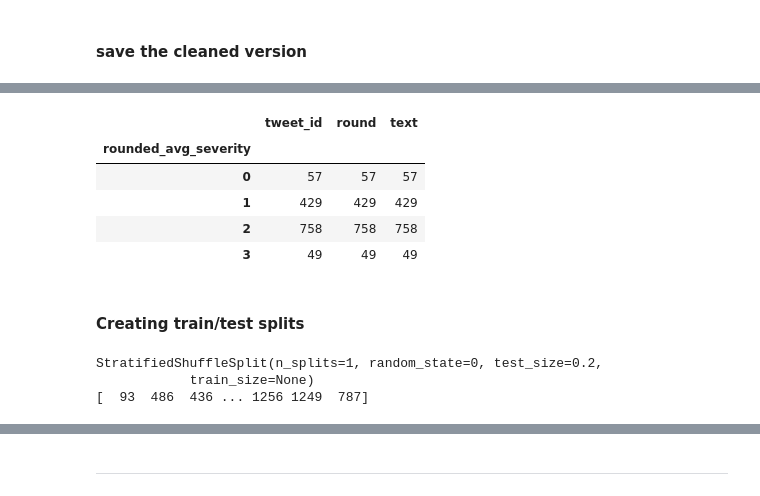
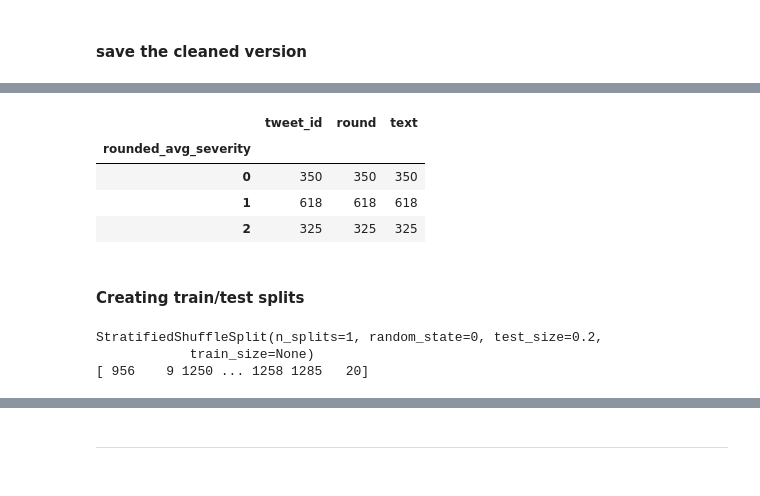
Before and after one commit to Ali-Omrani/transgressions-condemnation, a Jupyter notebook: severity/severity_data_wrangling.ipynb, the cells around one changed output, grey strips where cells are left out. Saved outputs shown, nothing was run; the diff lists cells and outputs as text; code cells hidden in the pictures.

```diff
--- a/severity/severity_data_wrangling.ipynb
+++ b/severity/severity_data_wrangling.ipynb
@@ -204,22 +210,21 @@ mean_severity_df
 | 1292 | 930584063412285440 | r4 | i mean so in light of the brand n... | 1 |
 1293 rows × 4 columns
 # %%
-df = pd.read_csv("./severity_dataset_loading_script/mean_severity_4_cat.csv")
+df = pd.read_csv("./severity_dataset_loading_script/mean_severity_3_cat.csv")
 df.groupby("rounded_avg_severity").count()
 # %% [output]
 |  | tweet_id | round | text |
 | rounded_avg_severity |  |  |  |
-| 0 | 57 | 57 | 57 |
-| 1 | 429 | 429 | 429 |
-| 2 | 758 | 758 | 758 |
-| 3 | 49 | 49 | 49 |
+| 0 | 350 | 350 | 350 |
+| 1 | 618 | 618 | 618 |
+| 2 | 325 | 325 | 325 |
 # %% [markdown]
 #### Creating train/test splits
 # %%
 import pandas as pd
 from sklearn.model_selection import StratifiedShuffleSplit
 data_dir = "severity_dataset_loading_script/"
-file_name = "mean_severity_4_cat.csv"
+file_name = "mean_severity_3_cat.csv"
 def create_train_test(data_dir, file_name):
     file_path = os.path.join(data_dir, file_name )
     ds_df = pd.read_csv(file_path)
@@ -238,7 +243,7 @@ train_df, test_df = create_train_test(data_dir, file_name)
 # %% [output]
 StratifiedShuffleSplit(n_splits=1, random_state=0, test_size=0.2,
             train_size=None)
-[  93  486  436 ... 1256 1249  787]
+[ 956    9 1250 ... 1258 1285   20]
 # %%
 sum(train_df.rounded_avg_severity == 2)/len(train_df.rounded_avg_severity)
 # %% [output]
```
Also changed, not shown: parts of 7 cells of this notebook, 2 other files.
